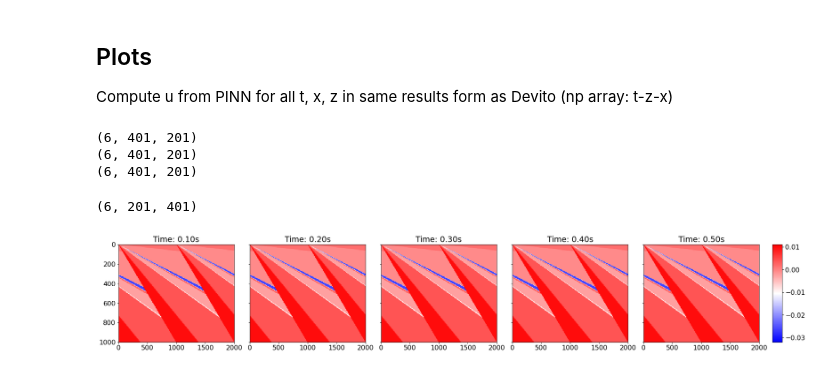
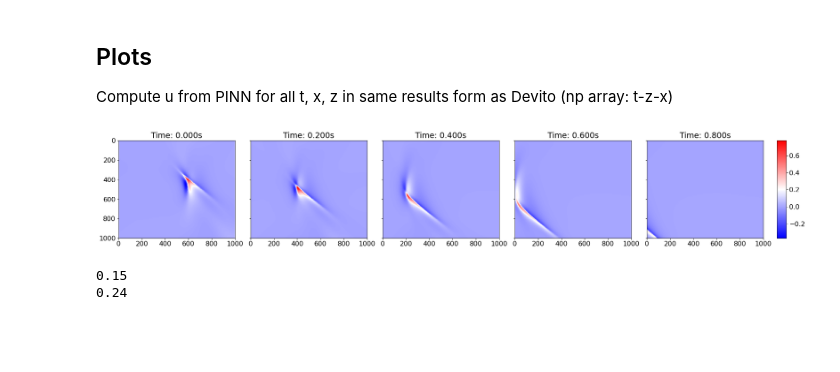
Before and after one commit to StephenTGibson/COMP527-colabNotebooks, a Jupyter notebook: COMP702-MScProject/PINNs_wave_eq_v2_.ipynb, the cells around one changed output. Drawn from its saved outputs; the diff is of its cells as text; code cells hidden in the pictures; blank space fills up the shorter version.

```diff
--- a/COMP702-MScProject/PINNs_wave_eq_v2_.ipynb
+++ b/COMP702-MScProject/PINNs_wave_eq_v2_.ipynb
@@ -508,0 +537,2 @@ array([[ 1.53100002e-01,  6.35000000e+02,  1.00000000e+01,
+# %%
+model.trainer(Ns1Array, Ns2Array, NfArray)
@@ -509,8 +551,6 @@ array([[ 1.53100002e-01,  6.35000000e+02,  1.00000000e+01,
 # %%
-model.trainer(NsArray, NfArray)
-
 fig = utilityFunctions.trainingHistoryPlot(model.history,
-                                           ['Total loss', 'Solution loss', 'Residual loss'],
+                                           ['Total loss', 'Snapshot1 loss', 'Snapshot2 loss', 'Residual loss'],
                                            'Loss',
                                            'Training loss',
                                            yLogAx=True,
@@ -532,5 +563,9 @@ numPlots = 5
 # %%
-t = np.arange(0, (T+T/numPlots)*1.e-3, (T/numPlots)*1.e-3)
+numPlots = 5
+# t = np.arange(0.012, 0.030, 0.003)
+tPlot = 1000*1.e-3
+
+t = np.arange(0, tPlot+tPlot/numPlots, tPlot/numPlots)
 
 x = np.arange(0, nx*dx, dx)
 z = np.arange(0, nz*dz, dz)
@@ -539,55 +574,36 @@ z = np.arange(0, nz*dz, dz)
 # z = np.arange(0, extent_z+500., 500.)
 
 xArray, tArray, zArray = np.meshgrid(x, t, z)
-print(tArray.shape)
-print(xArray.shape)
-print(zArray.shape)
+NArray = np.stack((tArray.flatten(), xArray.flatten(), zArray.flatten())).T
 
-tTensor = torch.from_numpy(tArray.flatten().astype(np.float32))
-xTensor = torch.from_numpy(xArray.flatten().astype(np.float32))
-zTensor = torch.from_numpy(zArray.flatten().astype(np.float32))
+uArrayFlat = model.tester(NArray)
+uArray = np.reshape(uArrayFlat, (numPlots+1, nz, nx))
-# %% [output]
-(6, 401, 201)
-(6, 401, 201)
-(6, 401, 201)
-# %%
-uTensor = model(
-    tTensor,
-    xTensor,
-    zTensor,
-)
-#t z x
-uArray = torch.reshape(uTensor, (numPlots+1, nz, nx)).detach().numpy()
-
-# uArray = torch.reshape(uTensor, (6, 3, 5)).detach().numpy()
-
-uArray.shape
-# %% [output]
-(6, 201, 401)
 # %%
-# create normaliser for colorbar
-# plotData = np.empty(0)
-# for num in range(numPlots):
-#     plotData = np.append(plotData, np.array(uArray[num*int(uArray.shape[0]/numPlots)]))
 norm = matplotlib.colors.Normalize(uArray.min(), uArray.max())
 
 cmap = matplotlib.cm.get_cmap('bwr')
 mapping = matplotlib.cm.ScalarMappable(norm=norm, cmap=cmap)
 
 fig, axs = plt.subplots(1, numPlots,
                         figsize=(24, 4),
                         constrained_layout=True,
                         sharey=True,
                         )
 axs[0].invert_yaxis()
 
 for idx, ax in enumerate(axs):
     # print(idx*int(u.data.shape[0]/numPlots) * (T / u.data.shape[0]))
-    plot = ax.pcolormesh(x, z, uArray[idx+1], norm=norm, cmap='bwr')
-    ax.set_title(f'Time: {t[idx+1]:.2f}s')
+    plot = ax.pcolormesh(x, z, uArray[idx], norm=norm, cmap='bwr')
+    ax.set_title(f'Time: {t[idx]:.3f}s')
 
 fig.colorbar(mapping, aspect=60)
 
 plt.show()
 # %% [output]
-[figure, old version]
+[figure, new version]
+# %%
+print(f'{(dt*s1/1000):.2f}')
+print(f'{(dt*s2/1000):.2f}')
+# %% [output]
+0.15
+0.24
```
Also changed, not shown: parts of 27 cells of this notebook.
